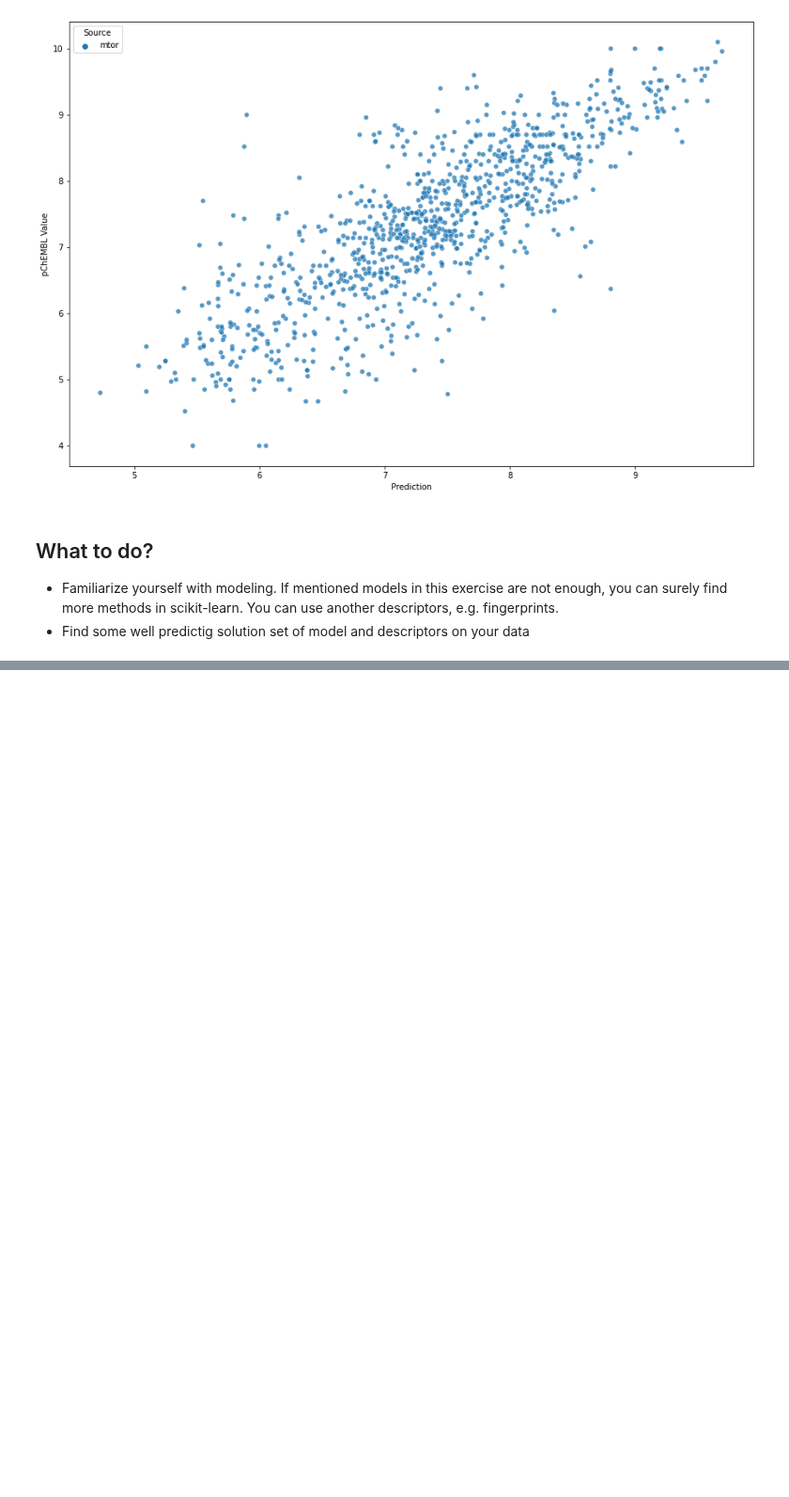
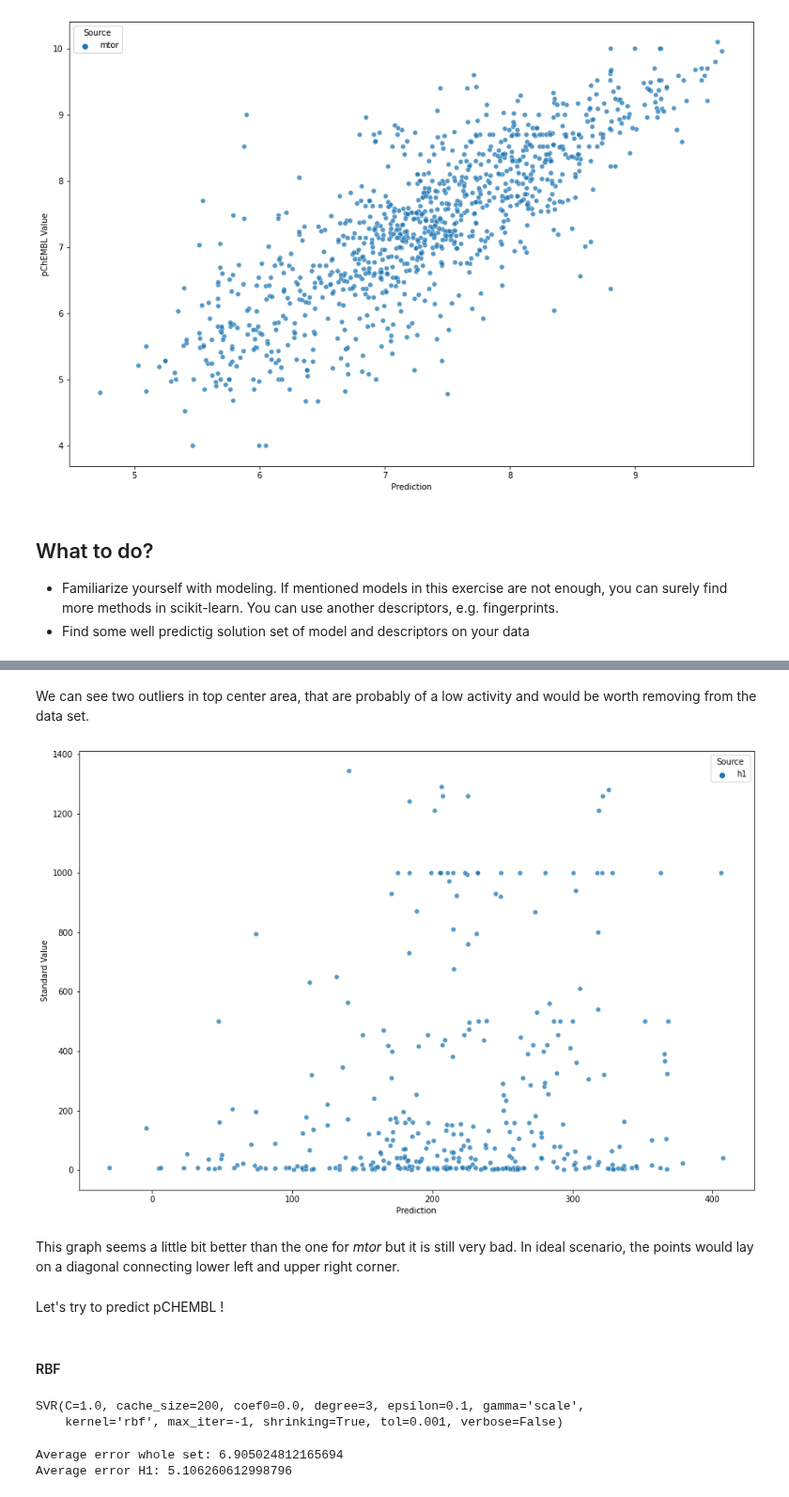
Before and after one commit to lich-uct/cdd2021, a Jupyter notebook: cervenku/12_modelling.ipynb, the cells around one changed output, grey strips where cells are left out. Shown at 94% size. Drawn from its saved outputs; the diff is of its cells as text; code cells hidden in the pictures; blank space fills up the shorter version.

```diff
--- a/cervenku/12_modelling.ipynb
+++ b/cervenku/12_modelling.ipynb
@@ -436,0 +569,31 @@ p=seaborn.scatterplot(x="Prediction",
+# %% [markdown]
+We can see two outliers in top center area, that are probably of a low activity and would be worth removing from the data set.
+# %%
+fig, ax = pyplot.subplots(figsize=(15,10))
+p=seaborn.scatterplot(x="Prediction",
+                      y="Standard Value",
+                      data=res_h1[res_h1["Standard Value"]<mx_h1/1000],
+                      hue="Source",
+                      legend="brief",
+                      ax=ax,
+                      alpha=0.75
+                     )
+# %% [output]
+[figure, added]
+# %% [markdown]
+This graph seems a little bit better than the one for *mtor* but it is still very bad. In ideal scenario, the points would lay on a diagonal connecting lower left and upper right corner.
+# %% [markdown]
+Let's try to predict pCHEMBL !
+# %% [markdown]
+#### RBF
+# %%
+svr_p_h1 = svm.SVR()
+svr_p_h1.fit(df_h1[df_h1["pChEMBL Value"]>0][(f"MQN_{x}" for x in range(1, 43))], df_h1[df_h1["pChEMBL Value"]>0]["pChEMBL Value"])
+# %% [output]
+SVR(C=1.0, cache_size=200, coef0=0.0, degree=3, epsilon=0.1, gamma='scale',
+    kernel='rbf', max_iter=-1, shrinking=True, tol=0.001, verbose=False)
+# %%
+res_svr_p_h1 = get_results_h1(svr_p_h1, df_h1, (f"MQN_{x}" for x in range(1, 43)), "pChEMBL Value")
+# %% [output]
+Average error whole set: 6.905024812165694
+Average error H1: 5.106260612998796
```
Also changed, not shown: parts of 73 cells of this notebook.
